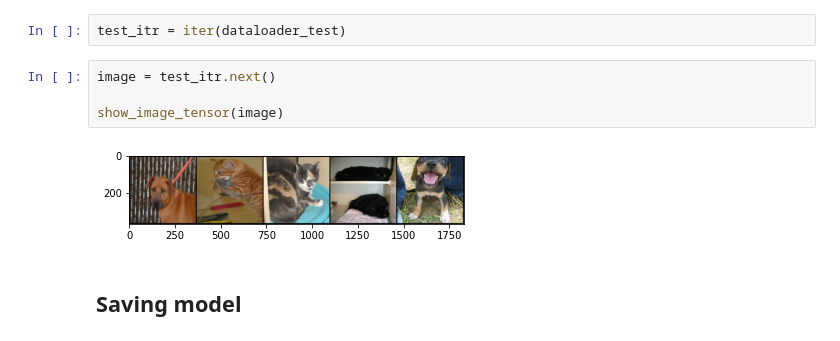
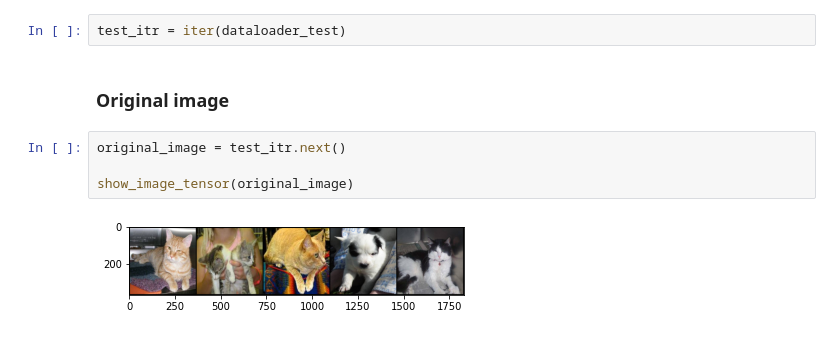
Before and after one commit to mactat/DL-IQIWA, a Jupyter notebook: notebooks/cat_dog_data_loading_model.ipynb, the cells around one changed output. Cells and saved outputs as stored; diff of their text form.

```diff
--- a/notebooks/cat_dog_data_loading_model.ipynb
+++ b/notebooks/cat_dog_data_loading_model.ipynb
@@ -343,11 +396,11 @@ def show_image_numpy(img):
     plt.show()
 # %%
 test_itr = iter(dataloader_test)
+# %% [markdown]
+### Original image
 # %%
-image = test_itr.next()
+original_image = test_itr.next()
 
-show_image_tensor(image)
+show_image_tensor(original_image)
 # %% [output]
-[figure, old version]
+[figure, new version]
-# %% [markdown]
-## Saving model
```
Also changed, not shown: parts of 17 cells of this notebook, 3 other files.
